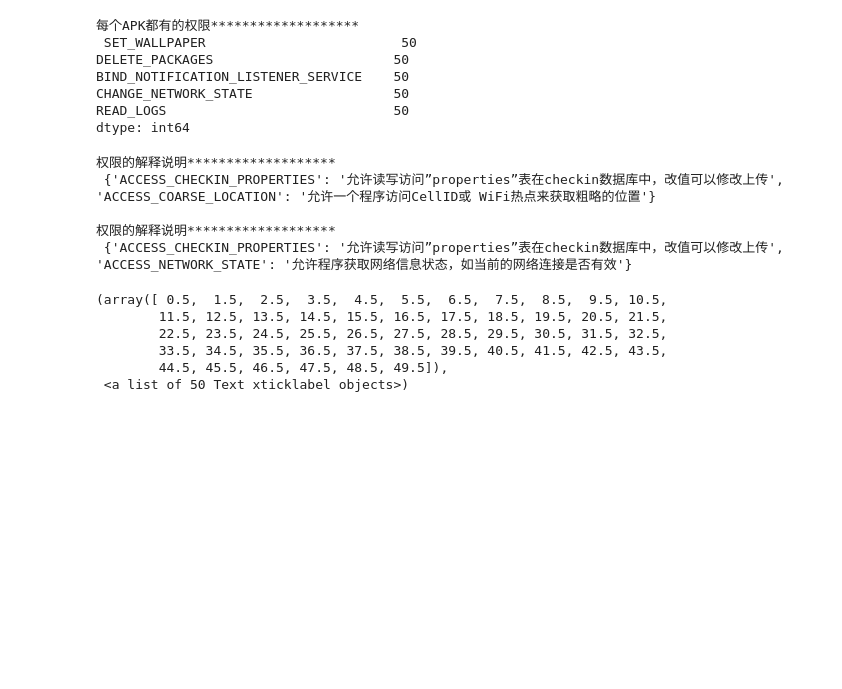
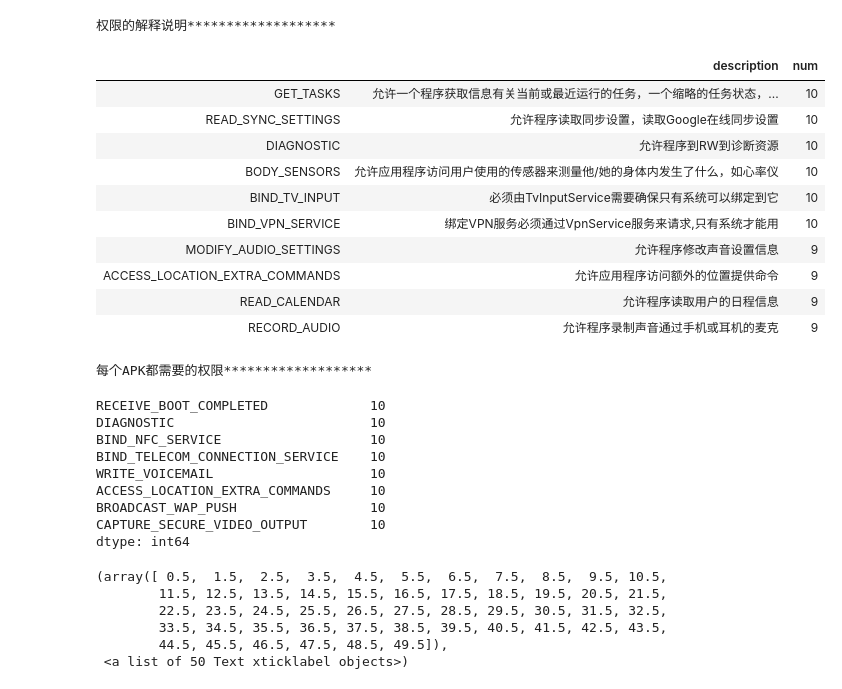
Before and after one commit to mmmmmmiracle/SE_project, a Jupyter notebook: result_analysis/analysis.ipynb, the cells around one changed output. Drawn from its saved outputs; the diff is of its cells as text; code cells hidden in the pictures; blank space fills up the shorter version.

```diff
--- a/result_analysis/analysis.ipynb
+++ b/result_analysis/analysis.ipynb
@@ -60,22 +54,38 @@ dtype: int64
+# %%
+# print('\n权限的解释说明*******************\n',util.get_permisions_description([i for i in range(2)],is_index=True))
+print('\n权限的解释说明*******************\n')
+tmp = util.get_permisions_description(list(df.index.values),is_index=False)
+df = pd.DataFrame(data=tmp.values(),index=tmp.keys(),columns=['description'])
+df['num'] = nums
+df
+# %% [output]
+权限的解释说明*******************
+|  | description | num |
+| GET_TASKS | 允许一个程序获取信息有关当前或最近运行的任务，一个缩略的任务状态，... | 10 |
+| READ_SYNC_SETTINGS | 允许程序读取同步设置，读取Google在线同步设置 | 10 |
+| DIAGNOSTIC | 允许程序到RW到诊断资源 | 10 |
+| BODY_SENSORS | 允许应用程序访问用户使用的传感器来测量他/她的身体内发生了什么，如心率仪 | 10 |
+| BIND_TV_INPUT | 必须由TvInputService需要确保只有系统可以绑定到它 | 10 |
+| BIND_VPN_SERVICE | 绑定VPN服务必须通过VpnService服务来请求,只有系统才能用 | 10 |
+| MODIFY_AUDIO_SETTINGS | 允许程序修改声音设置信息 | 9 |
+| ACCESS_LOCATION_EXTRA_COMMANDS | 允许应用程序访问额外的位置提供命令 | 9 |
+| READ_CALENDAR | 允许程序读取用户的日程信息 | 9 |
+| RECORD_AUDIO | 允许程序录制声音通过手机或耳机的麦克 | 9 |
 # %%
-print('\n每个APK都有的权限*******************\n',util.get_permisions_all_have())
+print('\n每个APK都需要的权限*******************\n')
+df = util.get_permisions_all_have()
+df
 # %% [output]
-每个APK都有的权限*******************
- SET_WALLPAPER                         50
-DELETE_PACKAGES                       50
-BIND_NOTIFICATION_LISTENER_SERVICE    50
-CHANGE_NETWORK_STATE                  50
-READ_LOGS                             50
-dtype: int64
+每个APK都需要的权限*******************
+RECEIVE_BOOT_COMPLETED             10
+DIAGNOSTIC                         10
+BIND_NFC_SERVICE                   10
+BIND_TELECOM_CONNECTION_SERVICE    10
+WRITE_VOICEMAIL                    10
+ACCESS_LOCATION_EXTRA_COMMANDS     10
+BROADCAST_WAP_PUSH                 10
+CAPTURE_SECURE_VIDEO_OUTPUT        10
+dtype: int64
-# %%
-print('\n权限的解释说明*******************\n',util.get_permisions_description([i for i in range(2)],is_index=True))
-print('\n权限的解释说明*******************\n',util.get_permisions_description(['ACCESS_CHECKIN_PROPERTIES','ACCESS_NETWORK_STATE'],is_index=False))
-# %% [output]
-权限的解释说明*******************
- {'ACCESS_CHECKIN_PROPERTIES': '允许读写访问”properties”表在checkin数据库中，改值可以修改上传', 'ACCESS_COARSE_LOCATION': '允许一个程序访问CellID或 WiFi热点来获取粗略的位置'}
-
-权限的解释说明*******************
- {'ACCESS_CHECKIN_PROPERTIES': '允许读写访问”properties”表在checkin数据库中，改值可以修改上传', 'ACCESS_NETWORK_STATE': '允许程序获取网络信息状态，如当前的网络连接是否有效'}
 # %%
 # print('APK权限的余弦相似度*******************\n',util.get_cosine_similarity(np.array(util.permisions_df).transpose()))
 cos_sim=util.get_cosine_similarity(np.array(util.permisions_df).transpose())
```
Also changed, not shown: parts of 8 cells of this notebook, 4 other files.
